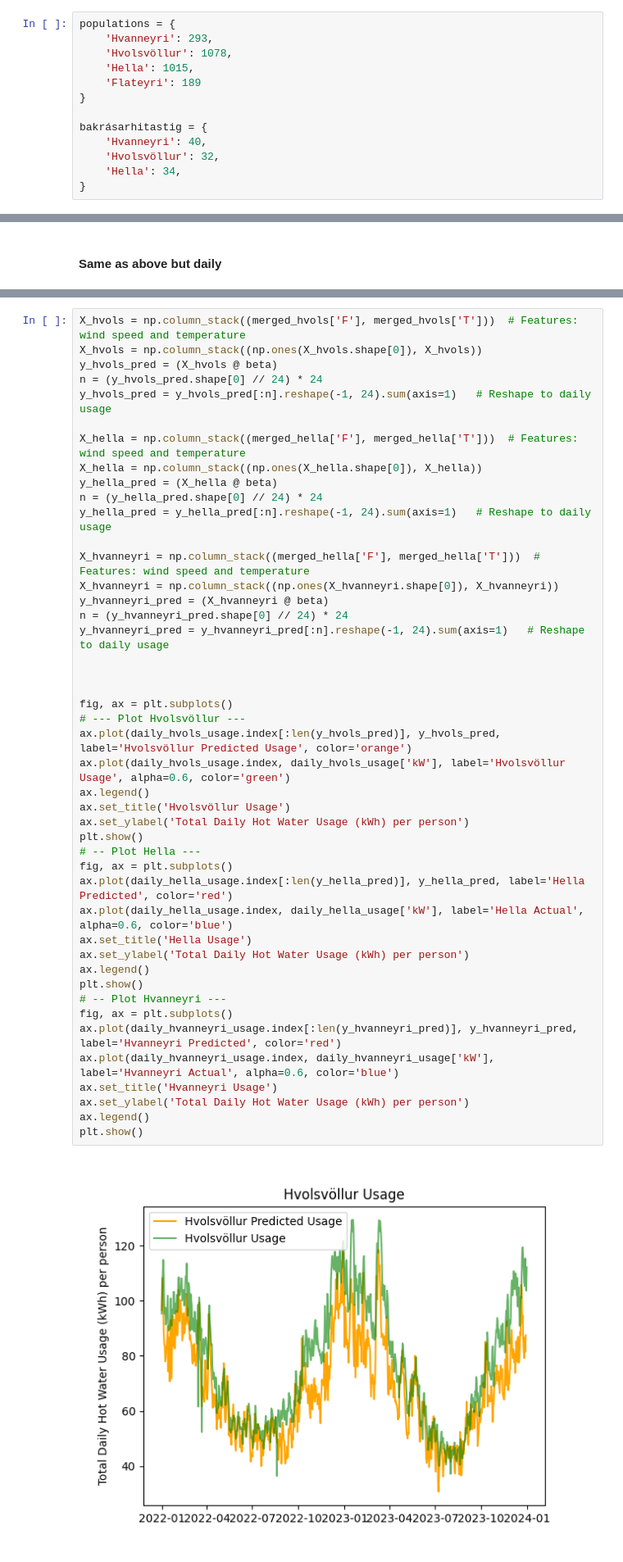
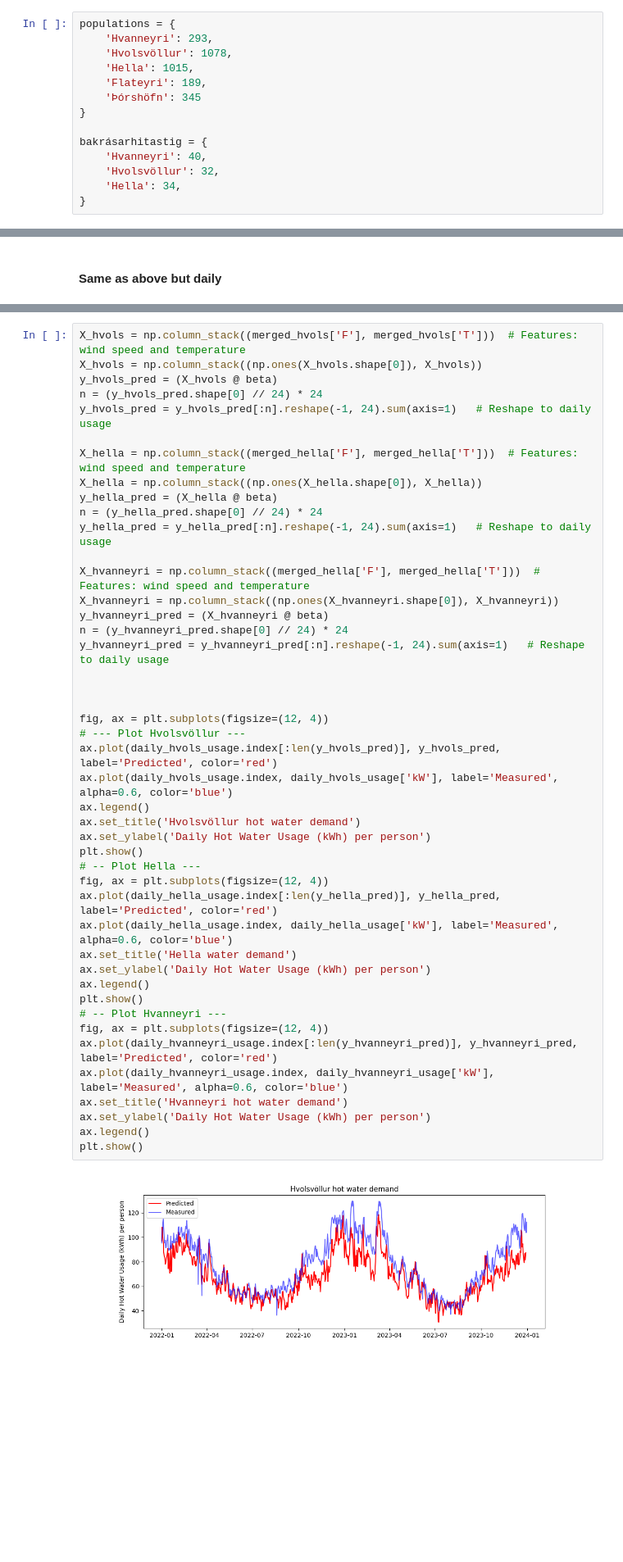
Before and after one commit to arnargylfi/Meistaraverkefni, a Jupyter notebook: Python/Main.ipynb, the cells around one changed output, grey strips where cells are left out. Shown at 82% size. Cells and saved outputs as stored; diff of their text form; blank space fills up the shorter version.

```diff
--- a/Python/Main.ipynb
+++ b/Python/Main.ipynb
@@ -328,7 +184,8 @@ populations = {
     'Hvanneyri': 293,
     'Hvolsvöllur': 1078,
     'Hella': 1015,
-    'Flateyri': 189
+    'Flateyri': 189,
+    'Þórshöfn': 345
 }
 
 bakrásarhitastig = {
@@ -422,46 +279,46 @@ plt.show()
 X_hvols = np.column_stack((merged_hvols['F'], merged_hvols['T']))  # Features: wind speed and temperature
 X_hvols = np.column_stack((np.ones(X_hvols.shape[0]), X_hvols))
 y_hvols_pred = (X_hvols @ beta)
 n = (y_hvols_pred.shape[0] // 24) * 24
 y_hvols_pred = y_hvols_pred[:n].reshape(-1, 24).sum(axis=1)   # Reshape to daily usage
 
 X_hella = np.column_stack((merged_hella['F'], merged_hella['T']))  # Features: wind speed and temperature
 X_hella = np.column_stack((np.ones(X_hella.shape[0]), X_hella))
 y_hella_pred = (X_hella @ beta)
 n = (y_hella_pred.shape[0] // 24) * 24
 y_hella_pred = y_hella_pred[:n].reshape(-1, 24).sum(axis=1)   # Reshape to daily usage
 
 X_hvanneyri = np.column_stack((merged_hella['F'], merged_hella['T']))  # Features: wind speed and temperature
 X_hvanneyri = np.column_stack((np.ones(X_hvanneyri.shape[0]), X_hvanneyri))
 y_hvanneyri_pred = (X_hvanneyri @ beta)
 n = (y_hvanneyri_pred.shape[0] // 24) * 24
 y_hvanneyri_pred = y_hvanneyri_pred[:n].reshape(-1, 24).sum(axis=1)   # Reshape to daily usage
 
 
 
-fig, ax = plt.subplots()
+fig, ax = plt.subplots(figsize=(12, 4))
 # --- Plot Hvolsvöllur ---
-ax.plot(daily_hvols_usage.index[:len(y_hvols_pred)], y_hvols_pred, label='Hvolsvöllur Predicted Usage', color='orange')
-ax.plot(daily_hvols_usage.index, daily_hvols_usage['kW'], label='Hvolsvöllur Usage', alpha=0.6, color='green')
+ax.plot(daily_hvols_usage.index[:len(y_hvols_pred)], y_hvols_pred, label='Predicted', color='red')
+ax.plot(daily_hvols_usage.index, daily_hvols_usage['kW'], label='Measured', alpha=0.6, color='blue')
 ax.legend()
-ax.set_title('Hvolsvöllur Usage')
-ax.set_ylabel('Total Daily Hot Water Usage (kWh) per person')
+ax.set_title('Hvolsvöllur hot water demand')
+ax.set_ylabel('Daily Hot Water Usage (kWh) per person')
 plt.show()
 # -- Plot Hella ---
-fig, ax = plt.subplots()
-ax.plot(daily_hella_usage.index[:len(y_hella_pred)], y_hella_pred, label='Hella Predicted', color='red')
-ax.plot(daily_hella_usage.index, daily_hella_usage['kW'], label='Hella Actual', alpha=0.6, color='blue')
-ax.set_title('Hella Usage')
-ax.set_ylabel('Total Daily Hot Water Usage (kWh) per person')
+fig, ax = plt.subplots(figsize=(12, 4))
+ax.plot(daily_hella_usage.index[:len(y_hella_pred)], y_hella_pred, label='Predicted', color='red')
+ax.plot(daily_hella_usage.index, daily_hella_usage['kW'], label='Measured', alpha=0.6, color='blue')
+ax.set_title('Hella water demand')
+ax.set_ylabel('Daily Hot Water Usage (kWh) per person')
 ax.legend()
 plt.show()
 # -- Plot Hvanneyri ---
-fig, ax = plt.subplots()
-ax.plot(daily_hvanneyri_usage.index[:len(y_hvanneyri_pred)], y_hvanneyri_pred, label='Hvanneyri Predicted', color='red')
-ax.plot(daily_hvanneyri_usage.index, daily_hvanneyri_usage['kW'], label='Hvanneyri Actual', alpha=0.6, color='blue')
-ax.set_title('Hvanneyri Usage')
-ax.set_ylabel('Total Daily Hot Water Usage (kWh) per person')
+fig, ax = plt.subplots(figsize=(12, 4))
+ax.plot(daily_hvanneyri_usage.index[:len(y_hvanneyri_pred)], y_hvanneyri_pred, label='Predicted', color='red')
+ax.plot(daily_hvanneyri_usage.index, daily_hvanneyri_usage['kW'], label='Measured', alpha=0.6, color='blue')
+ax.set_title('Hvanneyri hot water demand')
+ax.set_ylabel('Daily Hot Water Usage (kWh) per person')
 ax.legend()
 plt.show()
 # %% [output]
-[figure, old version]
+[figure, new version]
```
Also changed, not shown: parts of 29 cells of this notebook, 1 other file.
